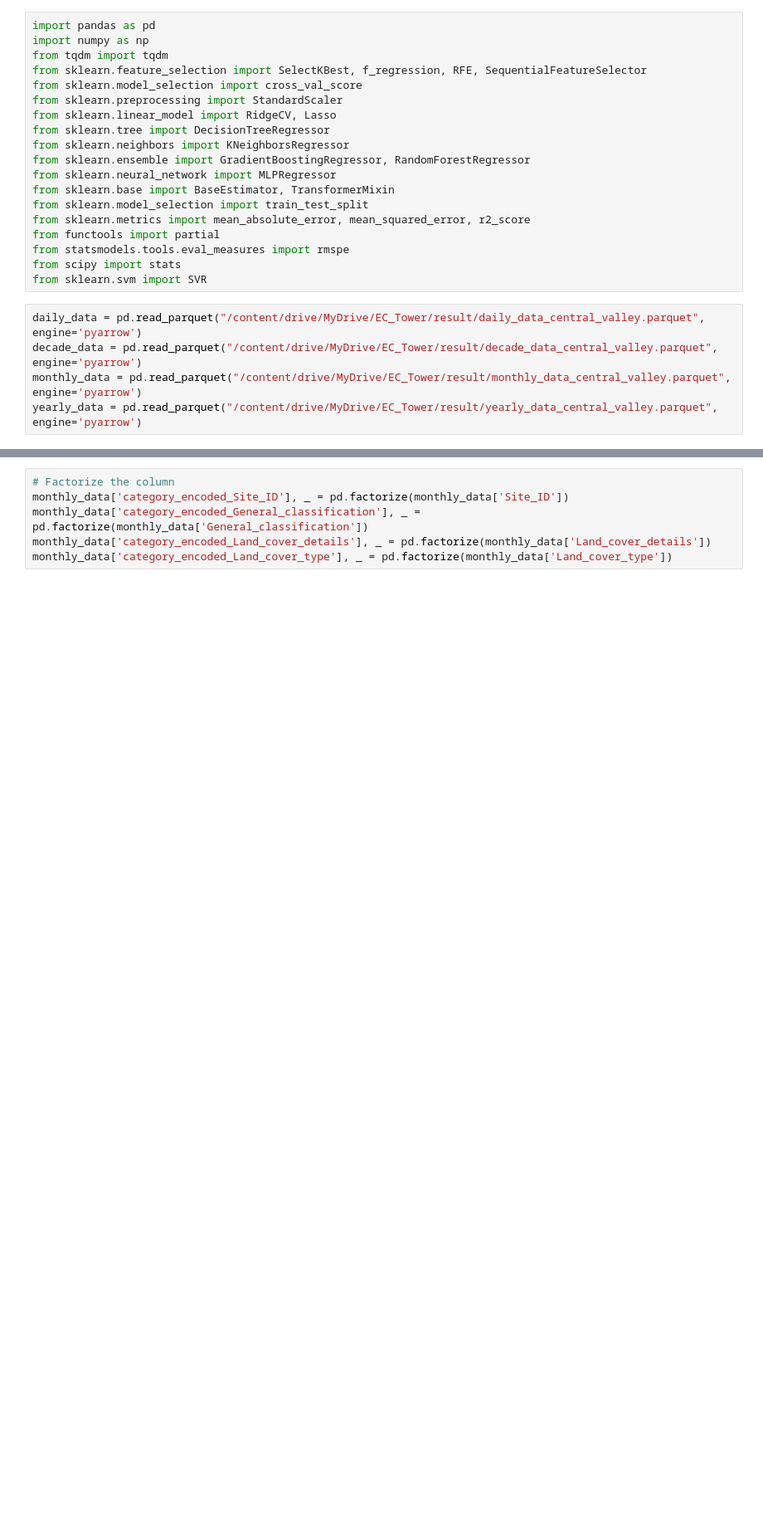
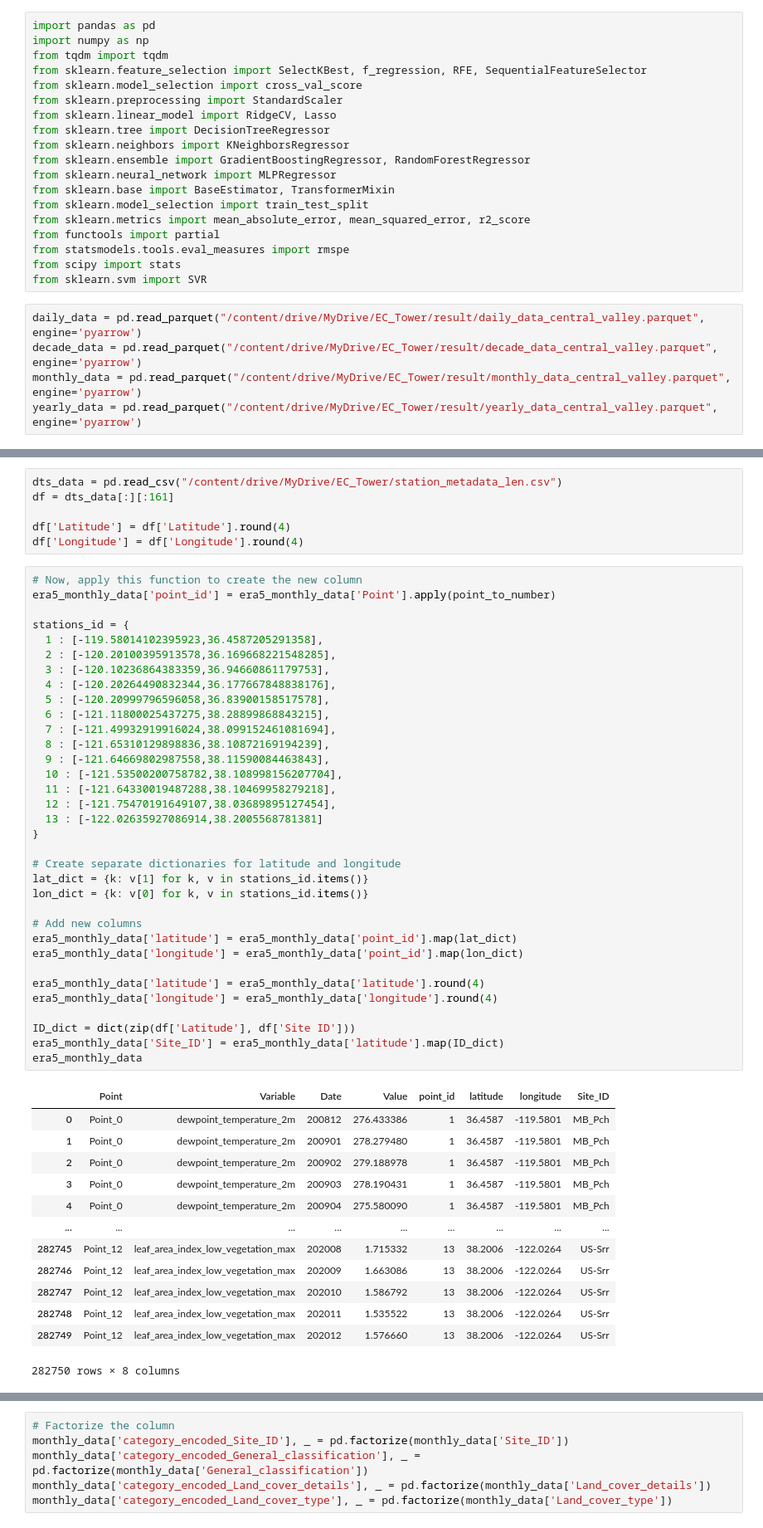
Before and after one commit to mahdi98mnm/download_PRISM_data, a Jupyter notebook: PRISM_tmin_stable_4kmD2_20160612_nc/clusster_data.ipynb, the cells around one changed output, grey strips where cells are left out. Shown at 83% size. Drawn from its saved outputs; the diff is of its cells as text; blank space fills up the shorter version.

```diff
--- a/PRISM_tmin_stable_4kmD2_20160612_nc/clusster_data.ipynb
+++ b/PRISM_tmin_stable_4kmD2_20160612_nc/clusster_data.ipynb
@@ -31,0 +60,54 @@ yearly_data = pd.read_parquet("/content/drive/MyDrive/EC_Tower/result/yearly_dat
+# %%
+dts_data = pd.read_csv("/content/drive/MyDrive/EC_Tower/station_metadata_len.csv")
+df = dts_data[:][:161]
+
+df['Latitude'] = df['Latitude'].round(4)
+df['Longitude'] = df['Longitude'].round(4)
+# %%
+# Now, apply this function to create the new column
+era5_monthly_data['point_id'] = era5_monthly_data['Point'].apply(point_to_number)
+
+stations_id = {
+  1 : [-119.58014102395923,36.4587205291358],
+  2 : [-120.20100395913578,36.169668221548285],
+  3 : [-120.10236864383359,36.94660861179753],
+  4 : [-120.20264490832344,36.177667848838176],
+  5 : [-120.20999796596058,36.83900158517578],
+  6 : [-121.11800025437275,38.28899868843215],
+  7 : [-121.49932919916024,38.099152461081694],
+  8 : [-121.65310129898836,38.10872169194239],
+  9 : [-121.64669802987558,38.11590084463843],
+  10 : [-121.53500200758782,38.108998156207704],
+  11 : [-121.64330019487288,38.10469958279218],
+  12 : [-121.75470191649107,38.03689895127454],
+  13 : [-122.02635927086914,38.2005568781381]
+}
+
+# Create separate dictionaries for latitude and longitude
+lat_dict = {k: v[1] for k, v in stations_id.items()}
+lon_dict = {k: v[0] for k, v in stations_id.items()}
+
+# Add new columns
+era5_monthly_data['latitude'] = era5_monthly_data['point_id'].map(lat_dict)
+era5_monthly_data['longitude'] = era5_monthly_data['point_id'].map(lon_dict)
+
+era5_monthly_data['latitude'] = era5_monthly_data['latitude'].round(4)
+era5_monthly_data['longitude'] = era5_monthly_data['longitude'].round(4)
+
+ID_dict = dict(zip(df['Latitude'], df['Site ID']))
+era5_monthly_data['Site_ID'] = era5_monthly_data['latitude'].map(ID_dict)
+era5_monthly_data
+# %% [output]
+|  | Point | Variable | Date | Value | point_id | latitude | longitude | Site_ID |
+| 0 | Point_0 | dewpoint_temperature_2m | 200812 | 276.433386 | 1 | 36.4587 | -119.5801 | MB_Pch |
+| 1 | Point_0 | dewpoint_temperature_2m | 200901 | 278.279480 | 1 | 36.4587 | -119.5801 | MB_Pch |
+| 2 | Point_0 | dewpoint_temperature_2m | 200902 | 279.188978 | 1 | 36.4587 | -119.5801 | MB_Pch |
+| 3 | Point_0 | dewpoint_temperature_2m | 200903 | 278.190431 | 1 | 36.4587 | -119.5801 | MB_Pch |
+| 4 | Point_0 | dewpoint_temperature_2m | 200904 | 275.580090 | 1 | 36.4587 | -119.5801 | MB_Pch |
+| ... | ... | ... | ... | ... | ... | ... | ... | ... |
+| 282745 | Point_12 | leaf_area_index_low_vegetation_max | 202008 | 1.715332 | 13 | 38.2006 | -122.0264 | US-Srr |
+| 282746 | Point_12 | leaf_area_index_low_vegetation_max | 202009 | 1.663086 | 13 | 38.2006 | -122.0264 | US-Srr |
+| 282747 | Point_12 | leaf_area_index_low_vegetation_max | 202010 | 1.586792 | 13 | 38.2006 | -122.0264 | US-Srr |
+| 282748 | Point_12 | leaf_area_index_low_vegetation_max | 202011 | 1.535522 | 13 | 38.2006 | -122.0264 | US-Srr |
+| 282749 | Point_12 | leaf_area_index_low_vegetation_max | 202012 | 1.576660 | 13 | 38.2006 | -122.0264 | US-Srr |
+282750 rows × 8 columns
```
Also changed, not shown: parts of 9 cells of this notebook, 1 other file.
